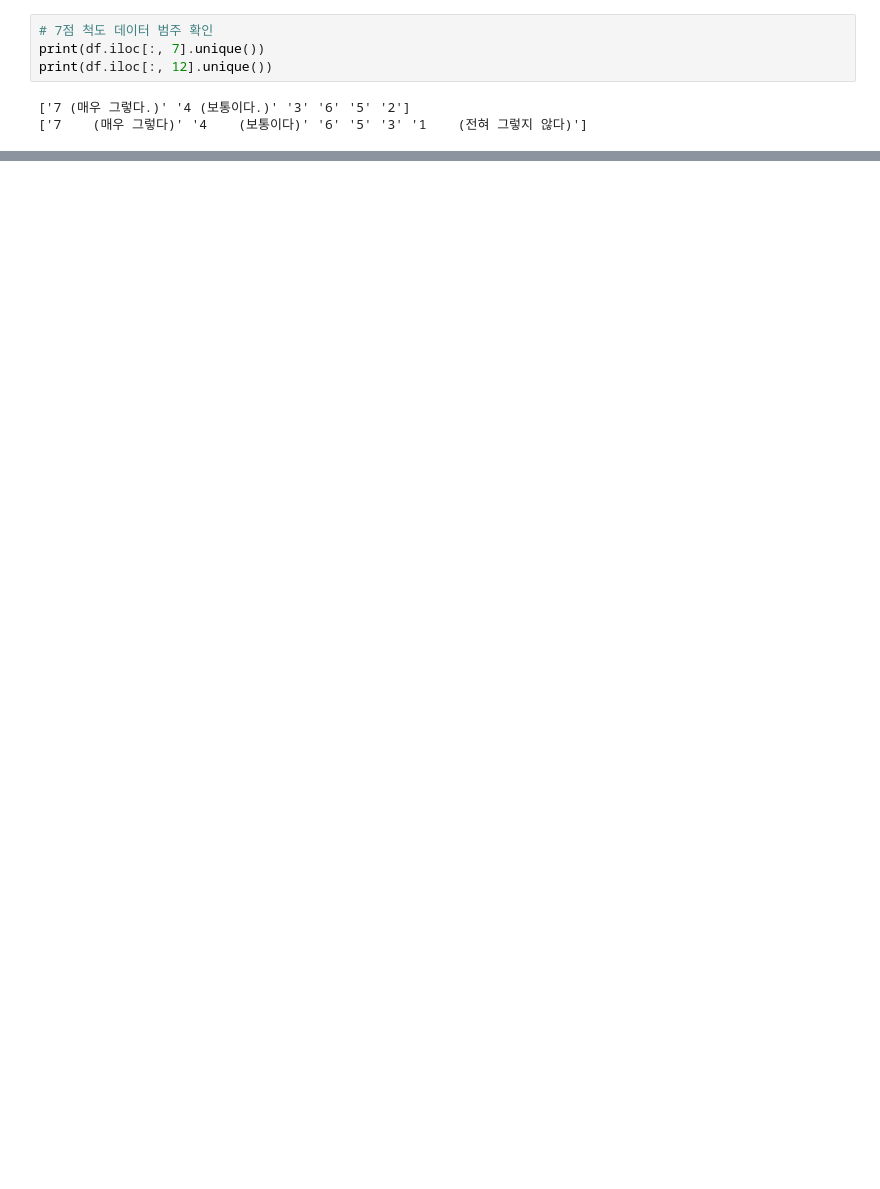
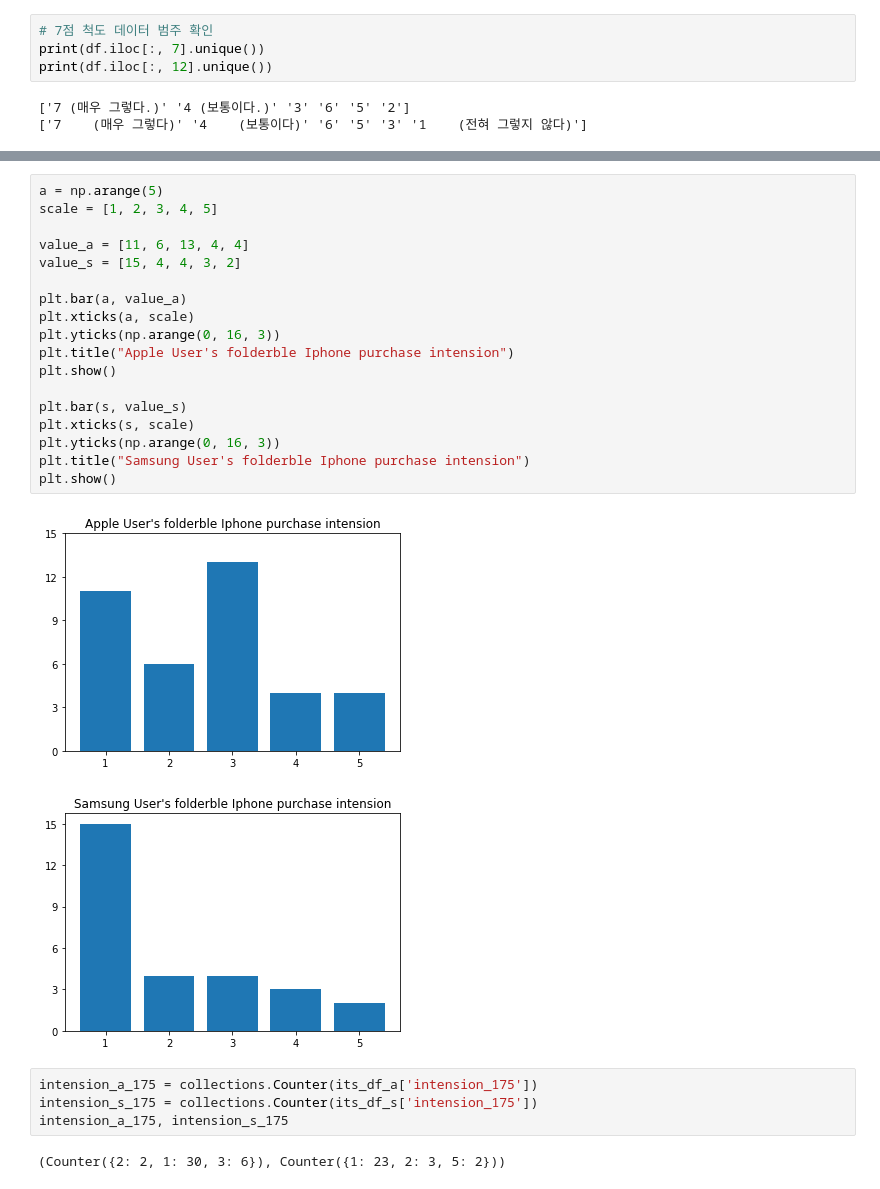
Before and after one commit to hansuho113/School_Lecture, a Jupyter notebook: marketing_research_preprocessing.ipynb, the cells around one changed output, grey strips where cells are left out. Drawn from its saved outputs; the diff is of its cells as text; blank space fills up the shorter version.

```diff
--- a/marketing_research_preprocessing.ipynb
+++ b/marketing_research_preprocessing.ipynb
@@ -98,0 +153,27 @@ df
+# %%
+a = np.arange(5)
+scale = [1, 2, 3, 4, 5]
+
+value_a = [11, 6, 13, 4, 4]
+value_s = [15, 4, 4, 3, 2]
+
+plt.bar(a, value_a)
+plt.xticks(a, scale)
+plt.yticks(np.arange(0, 16, 3))
+plt.title("Apple User's folderble Iphone purchase intension")
+plt.show()
+
+plt.bar(s, value_s)
+plt.xticks(s, scale)
+plt.yticks(np.arange(0, 16, 3))
+plt.title("Samsung User's folderble Iphone purchase intension")
+plt.show()
+# %% [output]
+[figure, added]
+[figure, added]
+# %%
+intension_a_175 = collections.Counter(its_df_a['intension_175'])
+intension_s_175 = collections.Counter(its_df_s['intension_175'])
+intension_a_175, intension_s_175
+# %% [output]
+(Counter({2: 2, 1: 30, 3: 6}), Counter({1: 23, 2: 3, 5: 2}))
```
Also changed, not shown: parts of 28 cells of this notebook.
